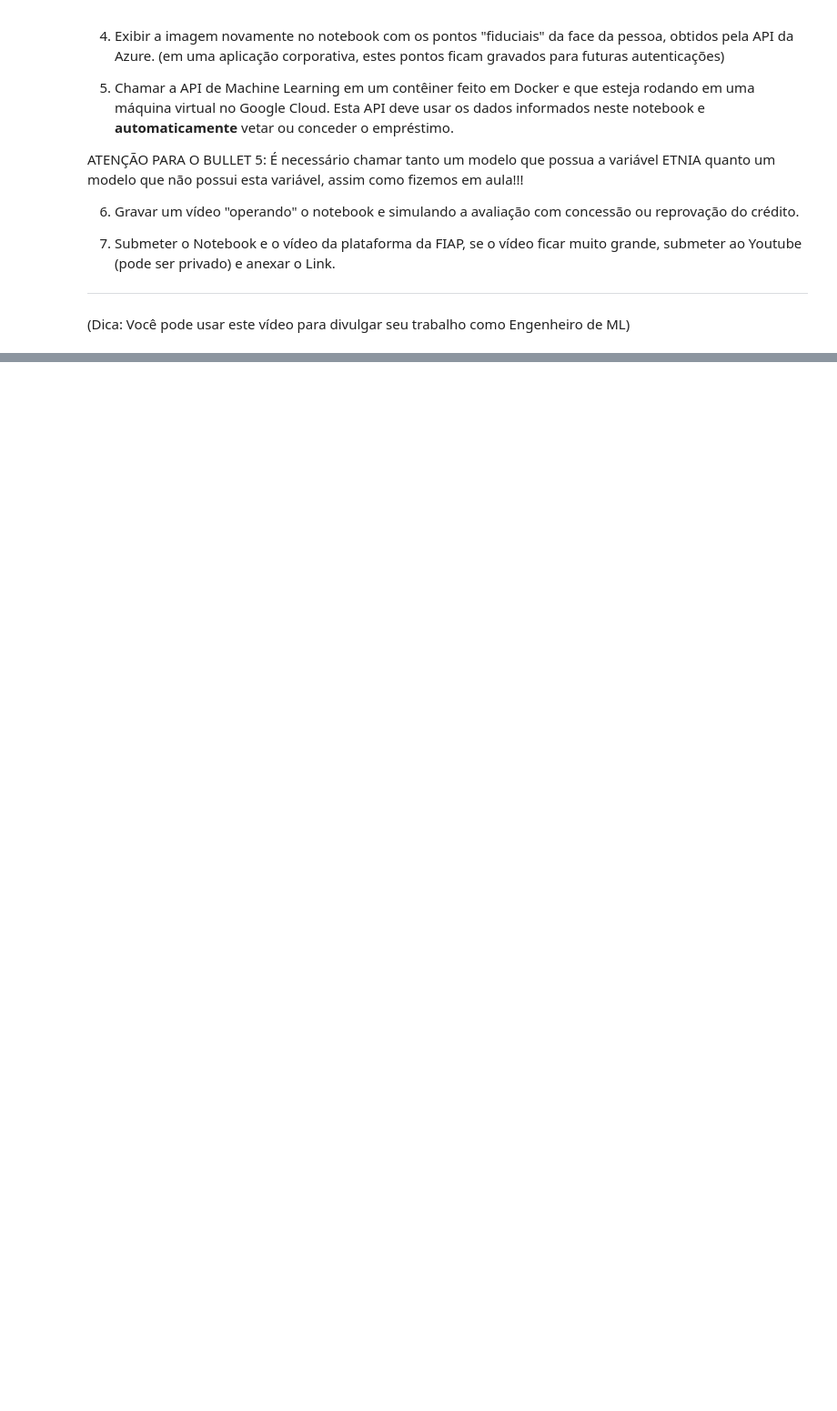
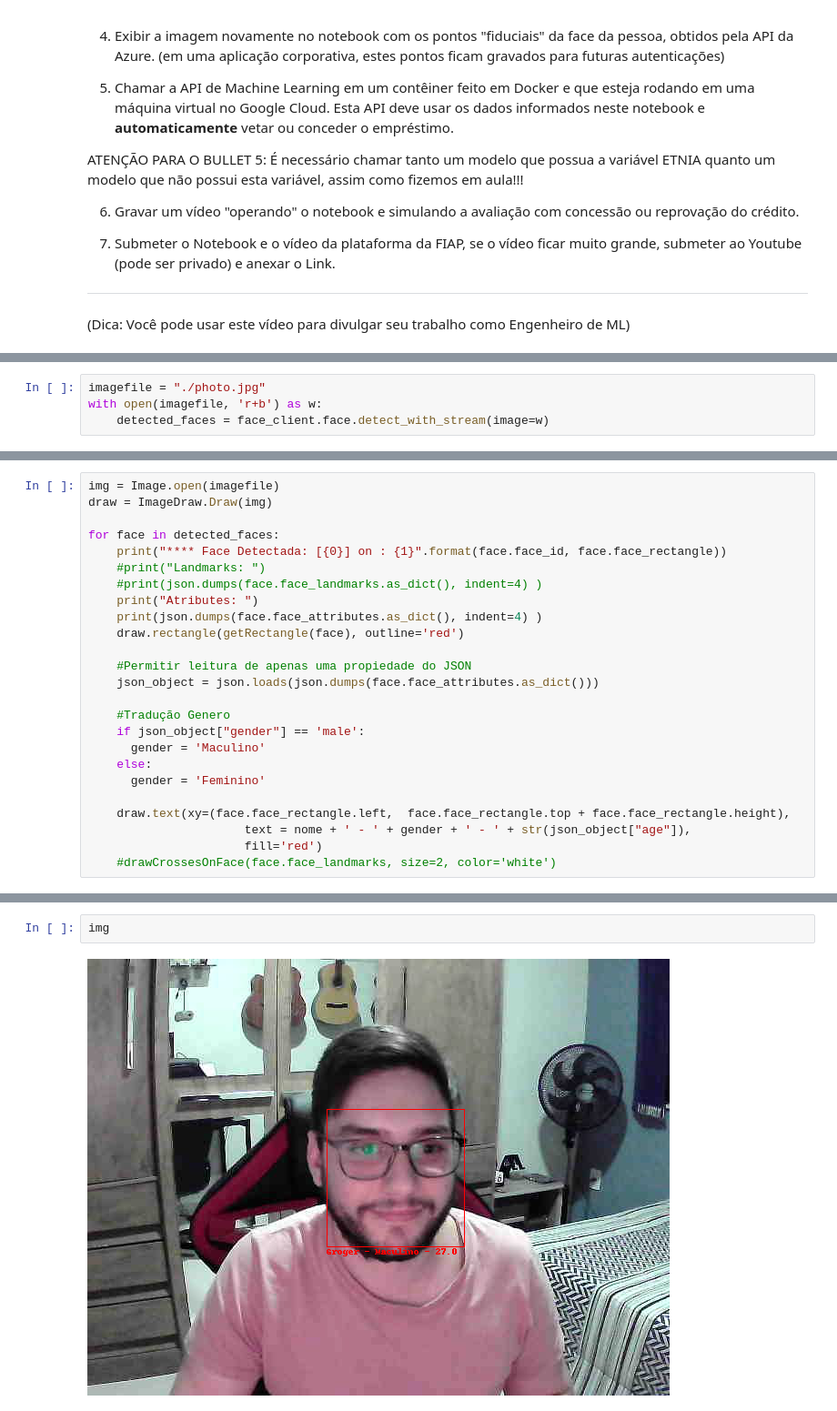
Before and after one commit to g-roger/plataformas-cognitivas, a Jupyter notebook: Plataformas_Trabalho_Final.ipynb, the cells around one changed output, grey strips where cells are left out. Shown at 91% size. Cells and saved outputs as stored; diff of their text form; blank space fills up the shorter version.

```diff
--- a/Plataformas_Trabalho_Final.ipynb
+++ b/Plataformas_Trabalho_Final.ipynb
@@ -115,0 +302,4 @@ ATENÇÃO PARA O BULLET 5: É necessário chamar tanto um modelo que possua a va
+# %%
+imagefile = "./photo.jpg"
+with open(imagefile, 'r+b') as w:
+    detected_faces = face_client.face.detect_with_stream(image=w)
@@ -115,0 +310,25 @@ ATENÇÃO PARA O BULLET 5: É necessário chamar tanto um modelo que possua a va
+# %%
+img = Image.open(imagefile)
+draw = ImageDraw.Draw(img)
+
+for face in detected_faces:
+    print("**** Face Detectada: [{0}] on : {1}".format(face.face_id, face.face_rectangle))
+    #print("Landmarks: ")
+    #print(json.dumps(face.face_landmarks.as_dict(), indent=4) )
+    print("Atributes: ")
+    print(json.dumps(face.face_attributes.as_dict(), indent=4) )
+    draw.rectangle(getRectangle(face), outline='red')
+
+    #Permitir leitura de apenas uma propiedade do JSON
+    json_object = json.loads(json.dumps(face.face_attributes.as_dict()))
+
+    #Tradução Genero
+    if json_object["gender"] == 'male':
+      gender = 'Maculino'
+    else:
+      gender = 'Feminino'
+
+    draw.text(xy=(face.face_rectangle.left,  face.face_rectangle.top + face.face_rectangle.height),
+                      text = nome + ' - ' + gender + ' - ' + str(json_object["age"]),
+                      fill='red')
+    #drawCrossesOnFace(face.face_landmarks, size=2, color='white')
@@ -115,0 +342,4 @@ ATENÇÃO PARA O BULLET 5: É necessário chamar tanto um modelo que possua a va
+# %%
+img
+# %% [output]
+[figure, added]
```
Also changed, not shown: parts of 49 cells of this notebook.
